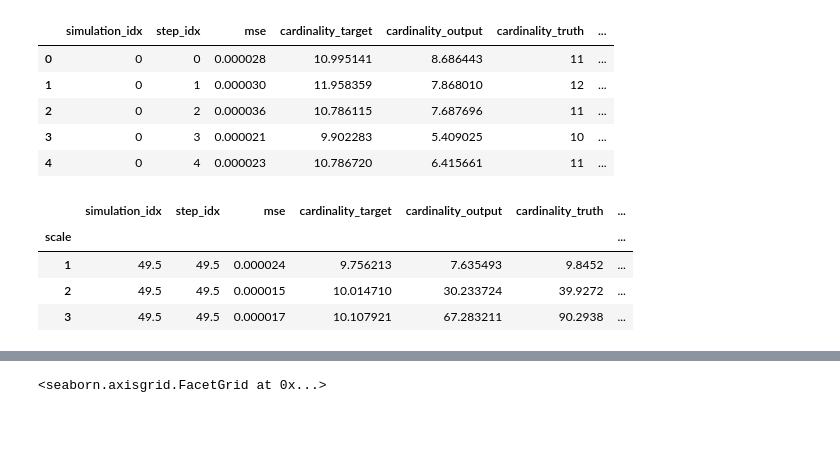
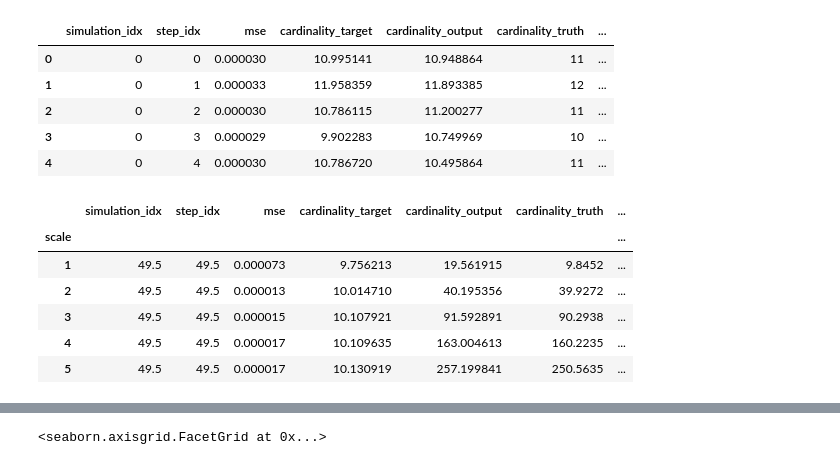
Before and after one commit to Damowerko/mtt, a Jupyter notebook: notebooks/summary.ipynb, the cells around one changed output, grey strips where cells are left out. Saved outputs shown, nothing was run; the diff lists cells and outputs as text; code cells hidden in the pictures; blank space fills up the shorter version.

```diff
--- a/notebooks/summary.ipynb
+++ b/notebooks/summary.ipynb
@@ -5,21 +6,23 @@ import seaborn as sns
 
 sns.set_style("whitegrid")
 # %%
-df = pd.read_csv("../out/generalization/4uc51x21.csv")
-df.head()
+df_cnn = pd.read_csv("../data/out/generalization/eiytli6p.csv")
+df_cnn.head()
 # %% [output]
 |  | simulation_idx | step_idx | mse | cardinality_target | cardinality_output | cardinality_truth | ... |
-| 0 | 0 | 0 | 0.000028 | 10.995141 | 8.686443 | 11 | ... |
-| 1 | 0 | 1 | 0.000030 | 11.958359 | 7.868010 | 12 | ... |
-| 2 | 0 | 2 | 0.000036 | 10.786115 | 7.687696 | 11 | ... |
-| 3 | 0 | 3 | 0.000021 | 9.902283 | 5.409025 | 10 | ... |
-| 4 | 0 | 4 | 0.000023 | 10.786720 | 6.415661 | 11 | ... |
+| 0 | 0 | 0 | 0.000030 | 10.995141 | 10.948864 | 11 | ... |
+| 1 | 0 | 1 | 0.000033 | 11.958359 | 11.893385 | 12 | ... |
+| 2 | 0 | 2 | 0.000030 | 10.786115 | 11.200277 | 11 | ... |
+| 3 | 0 | 3 | 0.000029 | 9.902283 | 10.749969 | 10 | ... |
+| 4 | 0 | 4 | 0.000030 | 10.786720 | 10.495864 | 11 | ... |
 # %%
-df.groupby("scale").mean()
+df_cnn.groupby("scale").mean()
 # %% [output]
 |  | simulation_idx | step_idx | mse | cardinality_target | cardinality_output | cardinality_truth | ... |
 | scale |  |  |  |  |  |  | ... |
-| 1 | 49.5 | 49.5 | 0.000024 | 9.756213 | 7.635493 | 9.8452 | ... |
-| 2 | 49.5 | 49.5 | 0.000015 | 10.014710 | 30.233724 | 39.9272 | ... |
-| 3 | 49.5 | 49.5 | 0.000017 | 10.107921 | 67.283211 | 90.2938 | ... |
+| 1 | 49.5 | 49.5 | 0.000073 | 9.756213 | 19.561915 | 9.8452 | ... |
+| 2 | 49.5 | 49.5 | 0.000013 | 10.014710 | 40.195356 | 39.9272 | ... |
+| 3 | 49.5 | 49.5 | 0.000015 | 10.107921 | 91.592891 | 90.2938 | ... |
+| 4 | 49.5 | 49.5 | 0.000017 | 10.109635 | 163.004613 | 160.2235 | ... |
+| 5 | 49.5 | 49.5 | 0.000017 | 10.130919 | 257.199841 | 250.5635 | ... |
 # %%
```
Also changed, not shown: parts of 7 cells of this notebook, 1 other file.
